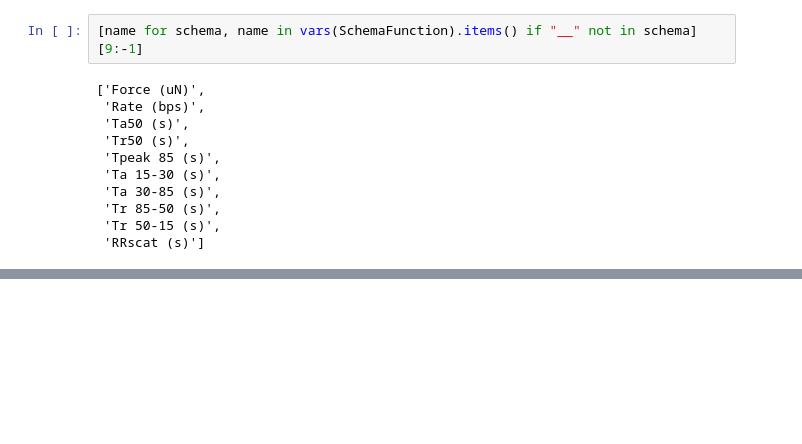
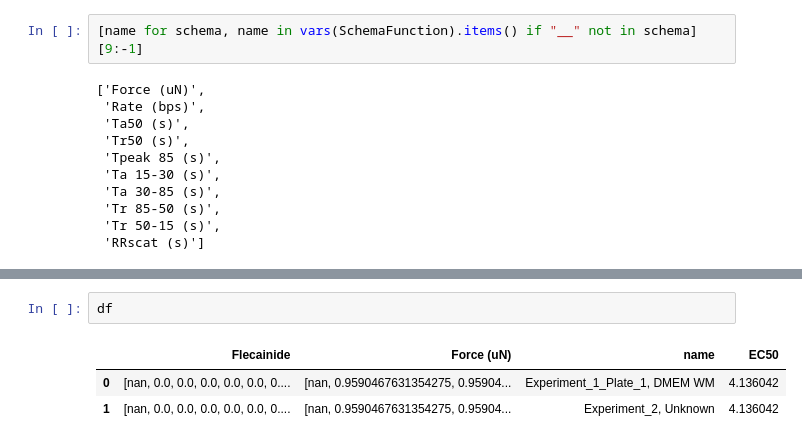
Before and after one commit to shimbalama/omics_dashboard, a Jupyter notebook: Untitled-1.ipynb, the cells around one changed output, grey strips where cells are left out. Saved outputs shown, nothing was run; the diff lists cells and outputs as text; blank space fills up the shorter version.

```diff
--- a/Untitled-1.ipynb
+++ b/Untitled-1.ipynb
@@ -387,0 +455,6 @@ class SchemaFunction:
+# %%
+df
+# %% [output]
+|  | Flecainide | Force (uN) | name | EC50 |
+| 0 | [nan, 0.0, 0.0, 0.0, 0.0, 0.0, 0.... | [nan, 0.9590467631354275, 0.95904... | Experiment_1_Plate_1, DMEM WM | 4.136042 |
+| 1 | [nan, 0.0, 0.0, 0.0, 0.0, 0.0, 0.... | [nan, 0.9590467631354275, 0.95904... | Experiment_2, Unknown | 4.136042 |
```
Also changed, not shown: parts of 18 cells of this notebook, 3 other files.
